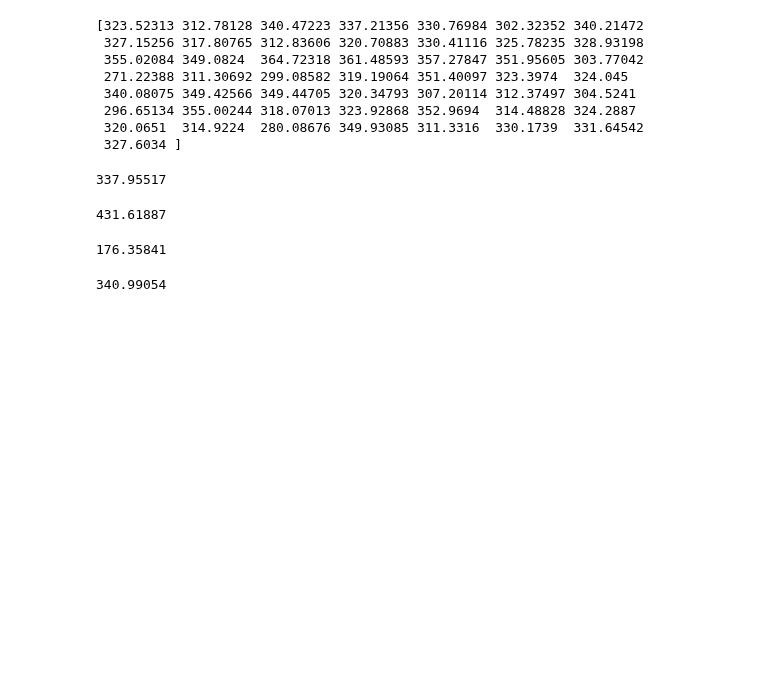
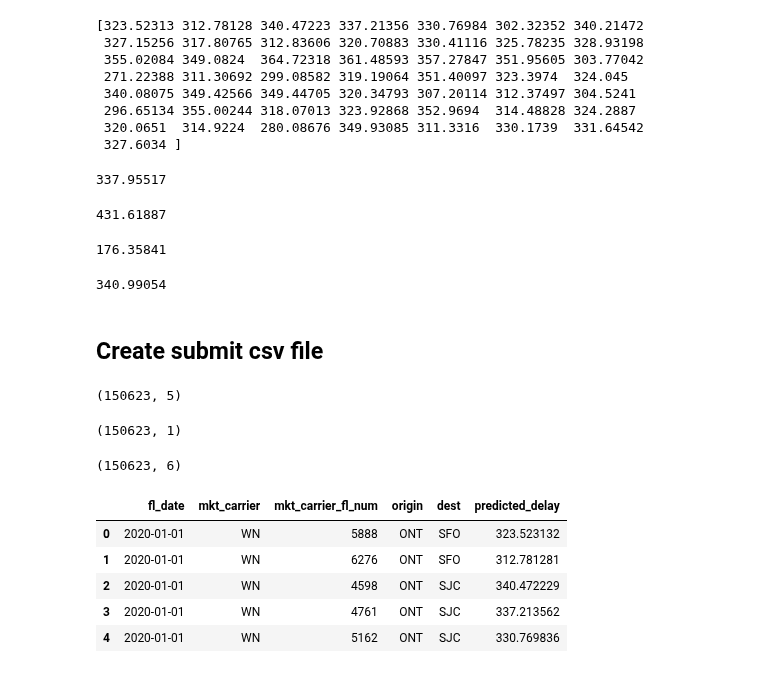
Before and after one commit to Zmek95/Flight_Delay_Predictor, a Jupyter notebook: Predictions.ipynb, the cells around one changed output. Cells and saved outputs as stored; diff of their text form; code cells hidden in the pictures; blank space fills up the shorter version.

```diff
--- a/Predictions.ipynb
+++ b/Predictions.ipynb
@@ -116,0 +110,26 @@ plt.show()
+# %% [markdown]
+## Create submit csv file
+# %%
+# Read test fields to join to predictions
+submit_test = pd.read_csv('data/Test/submit_test.csv')
+submit_test.shape
+# %% [output]
+(150623, 5)
+# %%
+# Create predictions DataFrame to join with submit_test
+predictions = pd.DataFrame(arr_delay_predictions, columns=['predicted_delay'])
+predictions.shape
+# %% [output]
+(150623, 1)
+# %%
+submit_final = pd.merge(submit_test, predictions, how='left' , left_index=True, right_index=True)
+print(submit_final.shape)
+submit_final.head()
+# %% [output]
+(150623, 6)
+|  | fl_date | mkt_carrier | mkt_carrier_fl_num | origin | dest | predicted_delay |
+| 0 | 2020-01-01 | WN | 5888 | ONT | SFO | 323.523132 |
+| 1 | 2020-01-01 | WN | 6276 | ONT | SFO | 312.781281 |
+| 2 | 2020-01-01 | WN | 4598 | ONT | SJC | 340.472229 |
+| 3 | 2020-01-01 | WN | 4761 | ONT | SJC | 337.213562 |
+| 4 | 2020-01-01 | WN | 5162 | ONT | SJC | 330.769836 |
```
Also changed, not shown: parts of 2 cells of this notebook, 1 other file.
